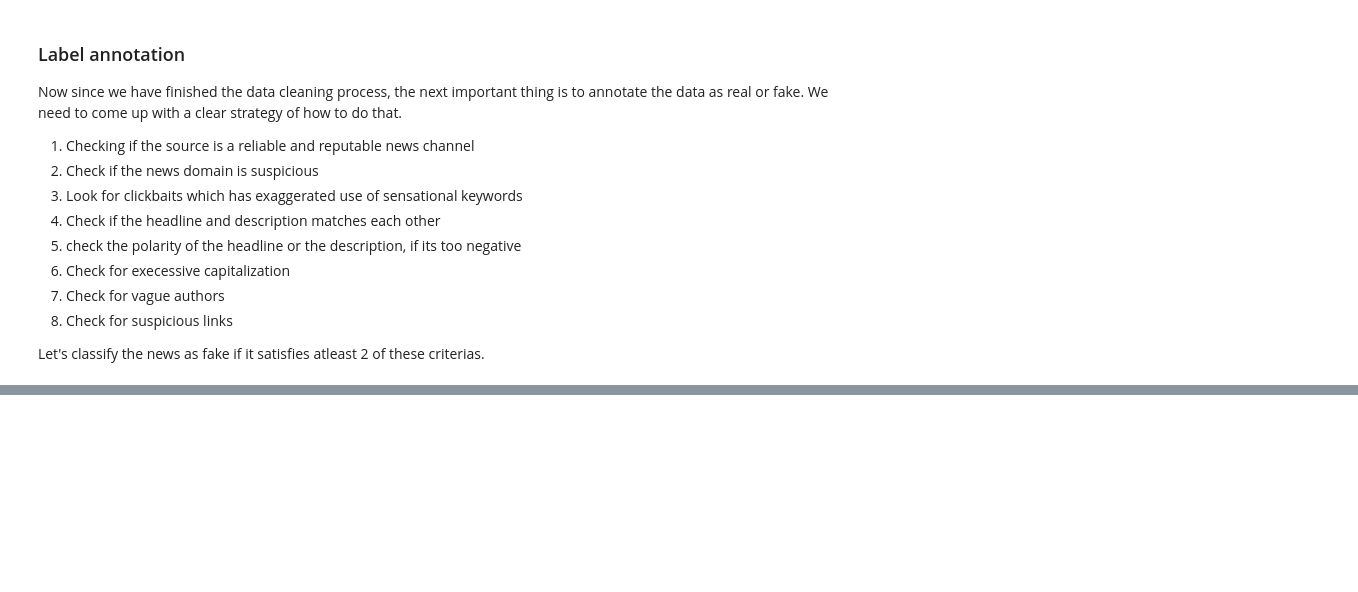
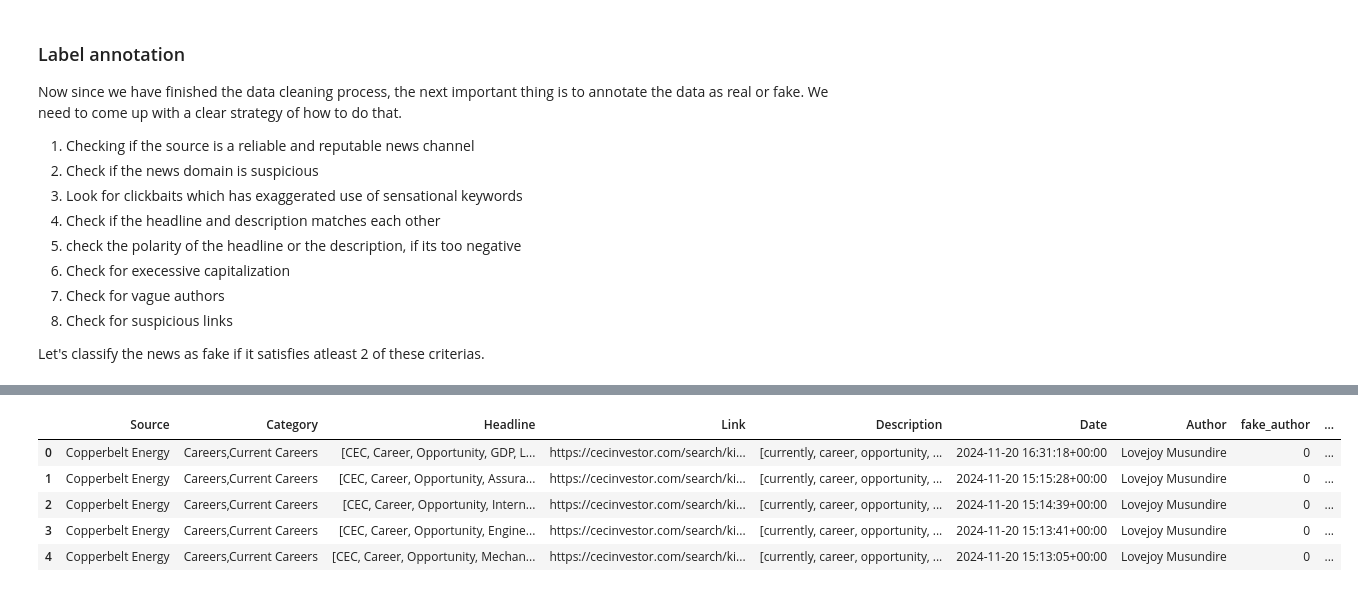
Before and after one commit to savinshynu/Kitwe-News, a Jupyter notebook: src/preprocessing/data-preprocessing.ipynb, the cells around one changed output, grey strips where cells are left out. Saved outputs shown, nothing was run; the diff lists cells and outputs as text; code cells hidden in the pictures; blank space fills up the shorter version.

```diff
--- a/src/preprocessing/data-preprocessing.ipynb
+++ b/src/preprocessing/data-preprocessing.ipynb
@@ -328,0 +532,9 @@ print(sim_score)
+# %%
+df_clean.head()
+# %% [output]
+|  | Source | Category | Headline | Link | Description | Date | Author | fake_author | ... |
+| 0 | Copperbelt Energy | Careers,Current Careers | [CEC, Career, Opportunity, GDP, L... | https://cecinvestor.com/search/ki... | [currently, career, opportunity, ... | 2024-11-20 16:31:18+00:00 | Lovejoy Musundire | 0 | ... |
+| 1 | Copperbelt Energy | Careers,Current Careers | [CEC, Career, Opportunity, Assura... | https://cecinvestor.com/search/ki... | [currently, career, opportunity, ... | 2024-11-20 15:15:28+00:00 | Lovejoy Musundire | 0 | ... |
+| 2 | Copperbelt Energy | Careers,Current Careers | [CEC, Career, Opportunity, Intern... | https://cecinvestor.com/search/ki... | [currently, career, opportunity, ... | 2024-11-20 15:14:39+00:00 | Lovejoy Musundire | 0 | ... |
+| 3 | Copperbelt Energy | Careers,Current Careers | [CEC, Career, Opportunity, Engine... | https://cecinvestor.com/search/ki... | [currently, career, opportunity, ... | 2024-11-20 15:13:41+00:00 | Lovejoy Musundire | 0 | ... |
+| 4 | Copperbelt Energy | Careers,Current Careers | [CEC, Career, Opportunity, Mechan... | https://cecinvestor.com/search/ki... | [currently, career, opportunity, ... | 2024-11-20 15:13:05+00:00 | Lovejoy Musundire | 0 | ... |
```
Also changed, not shown: parts of 49 cells of this notebook, 3 other files.
